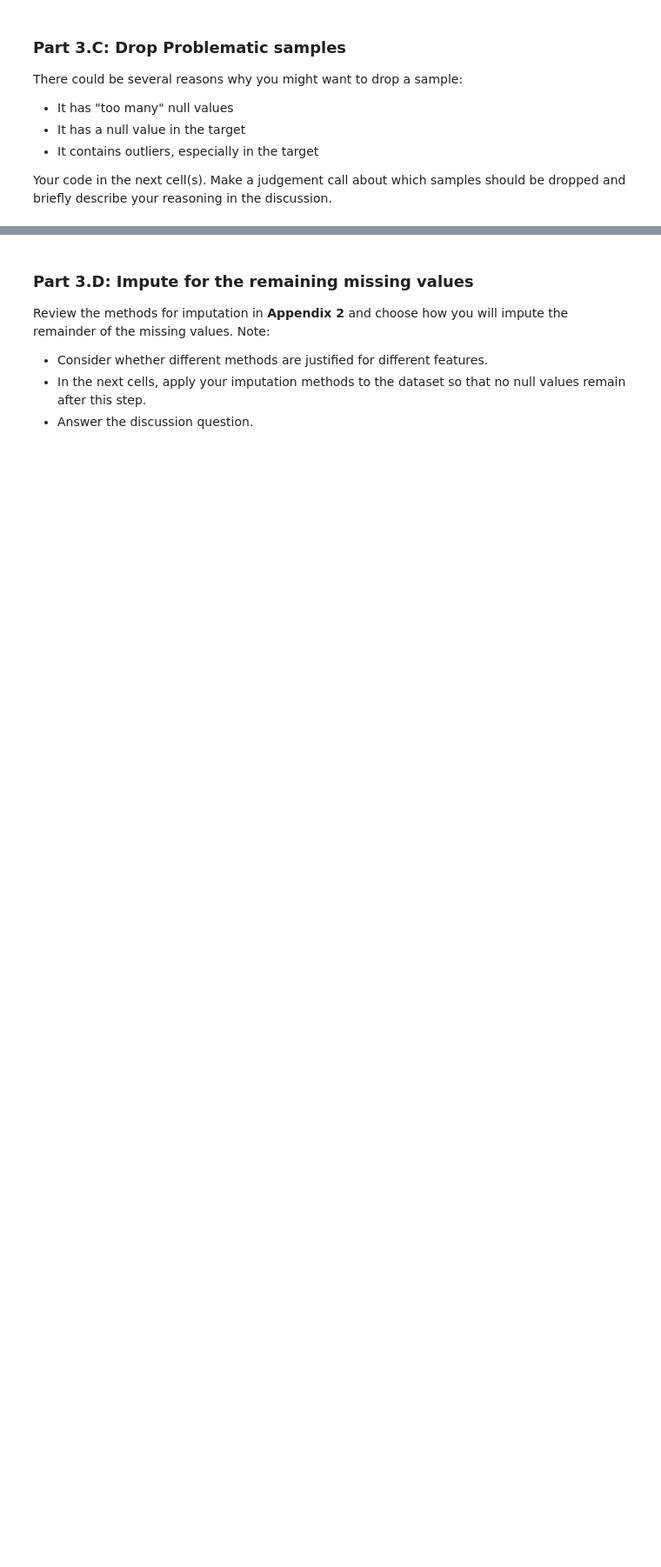
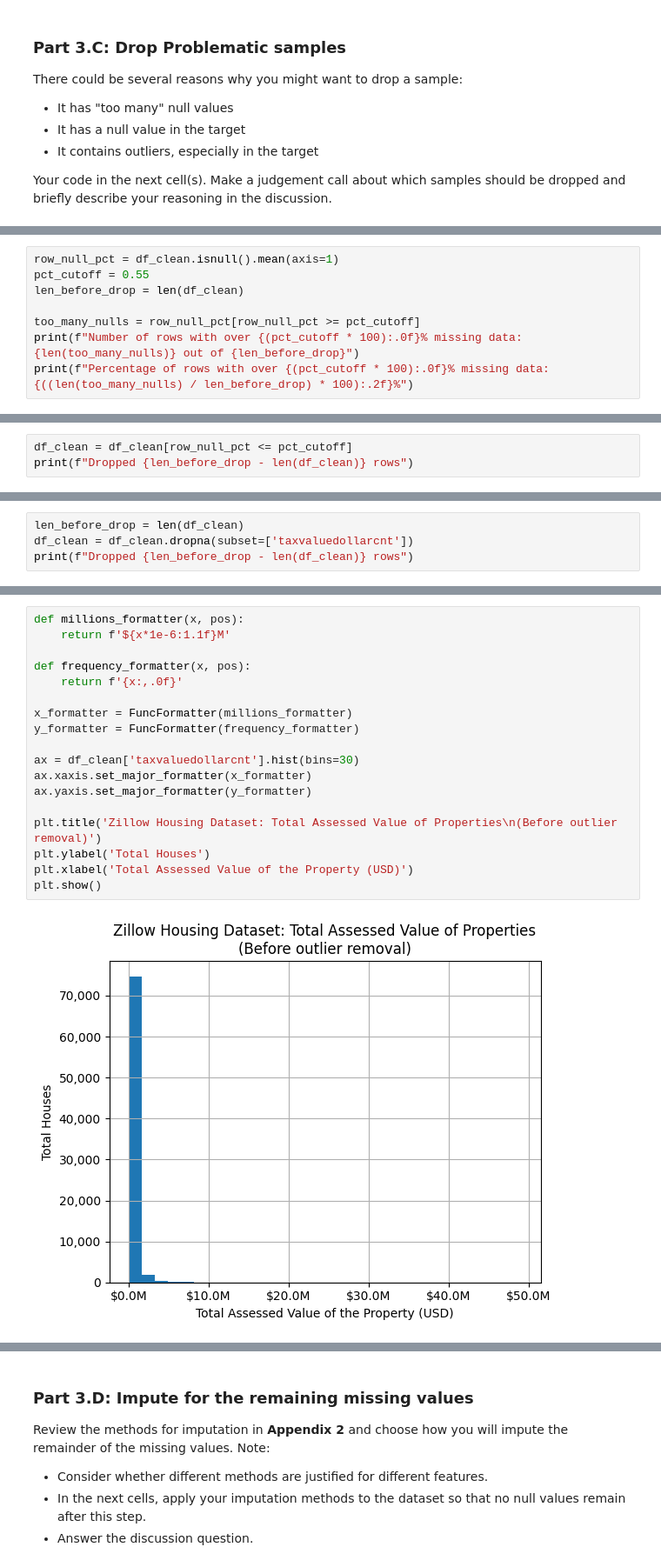
Before and after one commit to luke-wamboldt/Mod-3-Milestones-Group-78, a Jupyter notebook: Milestone_01.ipynb, the cells around one changed output, grey strips where cells are left out. Shown at 87% size. Cells and saved outputs as stored; diff of their text form; blank space fills up the shorter version.

```diff
--- a/Milestone_01.ipynb
+++ b/Milestone_01.ipynb
@@ -658,0 +620,8 @@ Your code in the next cell(s). Make a judgement call about which samples should
+# %%
+row_null_pct = df_clean.isnull().mean(axis=1)
+pct_cutoff = 0.55
+len_before_drop = len(df_clean)
+
+too_many_nulls = row_null_pct[row_null_pct >= pct_cutoff]
+print(f"Number of rows with over {(pct_cutoff * 100):.0f}% missing data: {len(too_many_nulls)} out of {len_before_drop}")
+print(f"Percentage of rows with over {(pct_cutoff * 100):.0f}% missing data: {((len(too_many_nulls) / len_before_drop) * 100):.2f}%")
@@ -658,0 +631,3 @@ Your code in the next cell(s). Make a judgement call about which samples should
+# %%
+df_clean = df_clean[row_null_pct <= pct_cutoff]
+print(f"Dropped {len_before_drop - len(df_clean)} rows")
@@ -658,0 +644,4 @@ Your code in the next cell(s). Make a judgement call about which samples should
+# %%
+len_before_drop = len(df_clean)
+df_clean = df_clean.dropna(subset=['taxvaluedollarcnt'])
+print(f"Dropped {len_before_drop - len(df_clean)} rows")
@@ -658,0 +665,20 @@ Your code in the next cell(s). Make a judgement call about which samples should
+# %%
+def millions_formatter(x, pos):
+    return f'${x*1e-6:1.1f}M'
+
+def frequency_formatter(x, pos):
+    return f'{x:,.0f}'
+
+x_formatter = FuncFormatter(millions_formatter)
+y_formatter = FuncFormatter(frequency_formatter)
+
+ax = df_clean['taxvaluedollarcnt'].hist(bins=30)
+ax.xaxis.set_major_formatter(x_formatter)
+ax.yaxis.set_major_formatter(y_formatter)
+
+plt.title('Zillow Housing Dataset: Total Assessed Value of Properties\n(Before outlier removal)')
+plt.ylabel('Total Houses')
+plt.xlabel('Total Assessed Value of the Property (USD)')
+plt.show()
+# %% [output]
+[figure, added]
```
Also changed, not shown: parts of 12 cells of this notebook.
